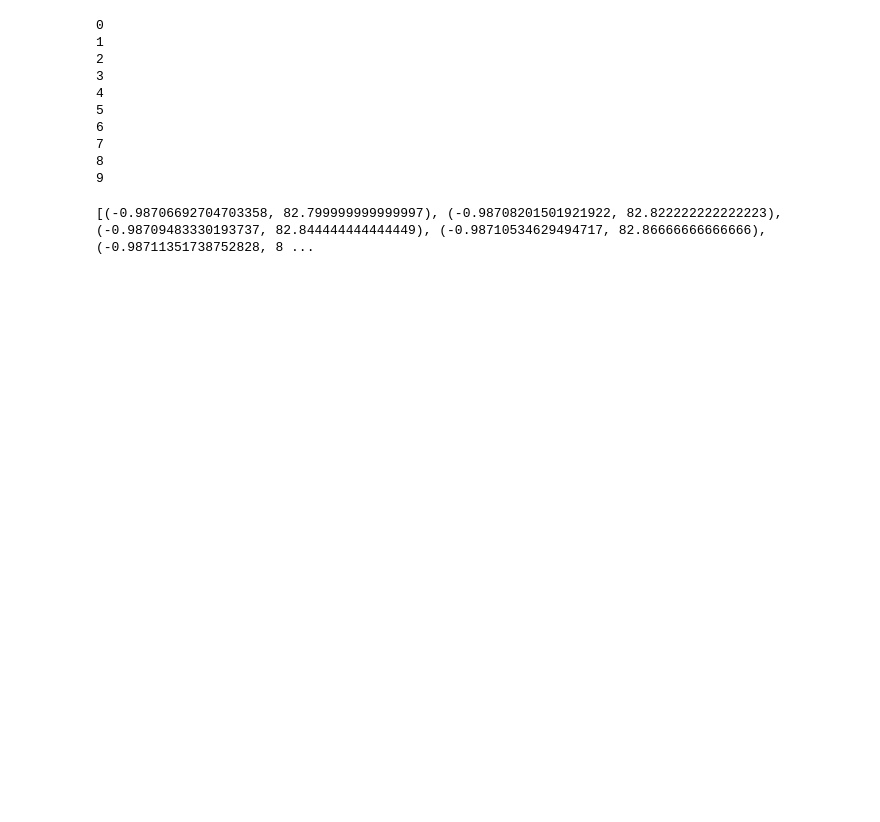
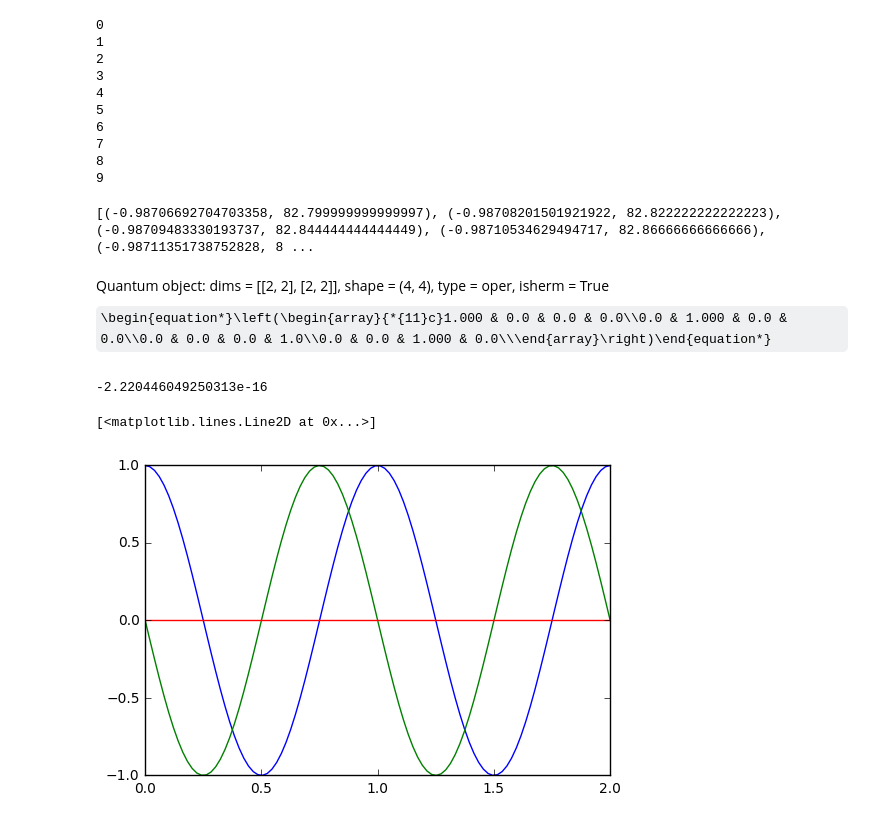
Before and after one commit to safoex/qubitlab, a Jupyter notebook: python/qutip/2qubit (2d).ipynb, the cells around one changed output. Cells and saved outputs as stored; diff of their text form; code cells hidden in the pictures; some formulas as TeX source; blank space fills up the shorter version.

```diff
--- a/python/qutip/2qubit (2d).ipynb
+++ b/python/qutip/2qubit (2d).ipynb
@@ -169,0 +183,18 @@ print(sz_final)
+# %%
+CNOT*np.exp(-1j*np.pi/4)
+# %% [output]
+Quantum object: dims = [[2, 2], [2, 2]], shape = (4, 4), type = oper, isherm = True\begin{equation*}\left(\begin{array}{*{11}c}1.000 & 0.0 & 0.0 & 0.0\\0.0 & 1.000 & 0.0 & 0.0\\0.0 & 0.0 & 0.0 & 1.0\\0.0 & 0.0 & 1.000 & 0.0\\\end{array}\right)\end{equation*}
+# %%
+expect(TSz(2),ZX * Tpsi0)
+# %% [output]
+-2.220446049250313e-16
+# %%
+new_t_list = np.linspace(0,2,100)
+evolution = [(T(sigmaz(),1)*1j*2*np.pi/2 * t).expm()*Tpsi0 for t in new_t_list]
+# %%
+plt.plot(new_t_list, expect(TSx(1),evolution))
+plt.plot(new_t_list, expect(TSy(1),evolution))
+plt.plot(new_t_list, expect(TSz(1),evolution))
+# %% [output]
+[<matplotlib.lines.Line2D at 0x...>]
+[figure, added]
```
Also changed, not shown: parts of 17 cells of this notebook.
